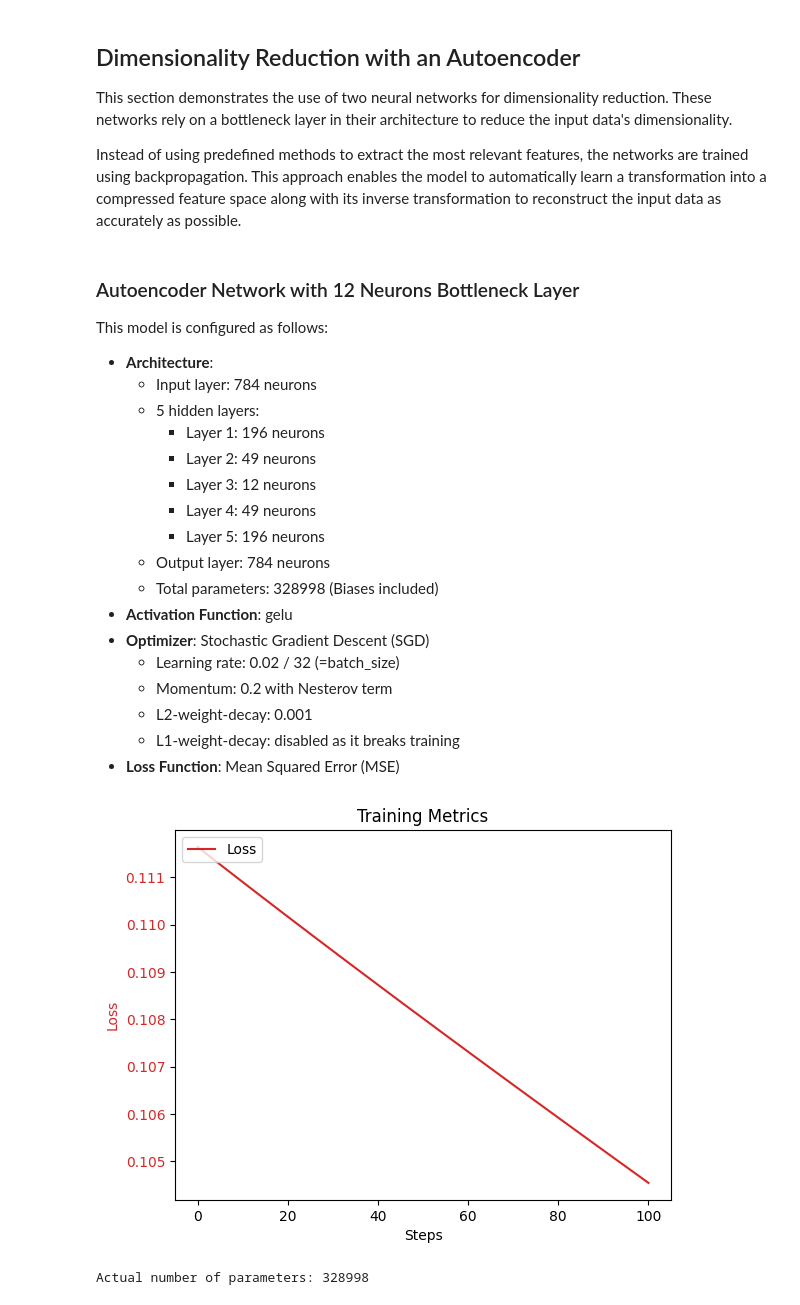
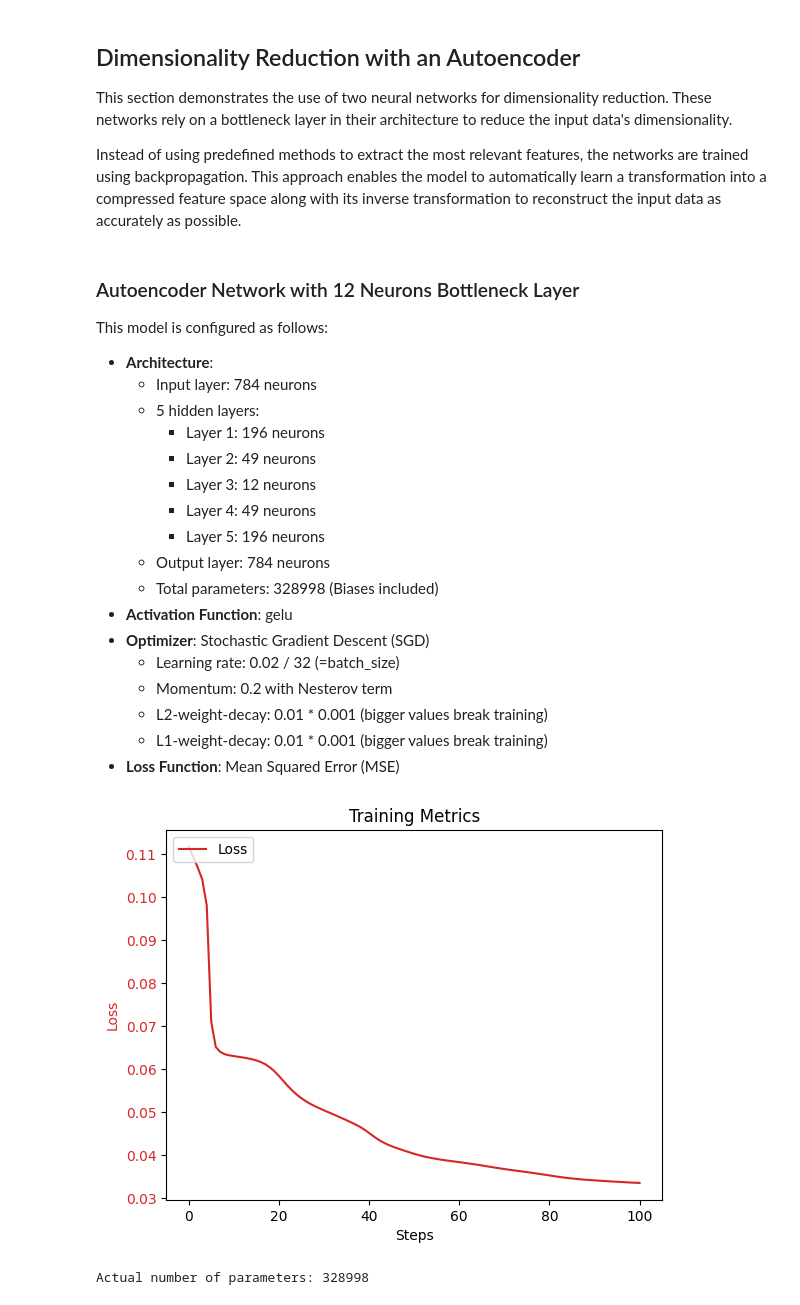
Before and after one commit to falkosch/edu.yaprnn, a Jupyter notebook: notebooks/frameworks-flax.ipynb, the cells around one changed output. Drawn from its saved outputs; the diff is of its cells as text; code cells hidden in the pictures.

```diff
--- a/notebooks/frameworks-flax.ipynb
+++ b/notebooks/frameworks-flax.ipynb
@@ -112,9 +121,9 @@ classification_model = ClassificationModel()
 classification_model_predict = lambda X: np.array(classification_model(X))
 
 classification_optimizer_transformation = optax.chain(
-    add_l1_regularization(lambda_l1=model_utils.L1_DECAY),
+    add_l1_regularization(lambda_l1=0.1 * model_utils.L1_DECAY),
     optax.add_decayed_weights(model_utils.L2_DECAY),
-    optax.sgd(learning_rate=model_utils.BATCH_LEARNING_RATE, momentum=model_utils.MOMENTUM,
+    optax.sgd(learning_rate=model_utils.LEARNING_RATE, momentum=model_utils.MOMENTUM,
               nesterov=model_utils.NESTEROV_MOMENTUM),
 )
 classification_optimizer = nnx.Optimizer(classification_model, classification_optimizer_transformation)
@@ -190,8 +199,8 @@ This model is configured as follows:
 - **Optimizer**: Stochastic Gradient Descent (SGD)
   - Learning rate: 0.02 / 32 (=batch_size)
   - Momentum: 0.2 with Nesterov term
-  - L2-weight-decay: 0.001
-  - L1-weight-decay: disabled as it breaks training
+  - L2-weight-decay: 0.01 * 0.001 (bigger values break training)
+  - L1-weight-decay: 0.01 * 0.001 (bigger values break training)
 - **Loss Function**: Mean Squared Error (MSE)
 # %%
 input_size, _, X_train, _, X_test, _ = mnist_utils.from_dataset(digits_input_reconstruction)
@@ -206,37 +215,37 @@ class AutoencoderModel(nnx.Module):
         self.hidden_4 = LinearAndGeluBlock(features[2], features[3], rngs=rngs)
         self.hidden_5 = LinearAndGeluBlock(features[3], features[4], rngs=rngs)
         self.output_layer = LinearAndGeluBlock(features[4], input_size, rngs=rngs)
 
     def __call__(self, x):
         x = self.hidden_1(x)
         x = self.hidden_2(x)
         x = self.hidden_3(x)
         x = self.hidden_4(x)
         x = self.hidden_5(x)
         return self.output_layer(x)
 
 
 autoencoder_model = AutoencoderModel()
 autoencoder_model_predict = lambda X: np.array(autoencoder_model(X))
 
 autoencoder_optimizer_transformation = optax.chain(
-    # add_l1_regularization(lambda_l1=model_utils.L1_DECAY), # breaks training
-    optax.add_decayed_weights(model_utils.L2_DECAY),
-    optax.sgd(learning_rate=model_utils.BATCH_LEARNING_RATE, momentum=model_utils.MOMENTUM,
+    add_l1_regularization(lambda_l1=0.01 * model_utils.L1_DECAY),
+    optax.add_decayed_weights(0.01 * model_utils.L2_DECAY),
+    optax.sgd(learning_rate=model_utils.LEARNING_RATE, momentum=model_utils.MOMENTUM,
               nesterov=model_utils.NESTEROV_MOMENTUM),
 )
 autoencoder_optimizer = nnx.Optimizer(autoencoder_model, autoencoder_optimizer_transformation)
 
 epoch_loss = [model_utils.mse_loss(autoencoder_model_predict, X_test, X_test)]
 for epoch in trange(model_utils.AUTOENCODER_EPOCHS, desc="Training Progress"):
     for X_batch, y_batch in model_utils.create_batches(X_train, X_train, model_utils.BATCH_SIZE):
         train_step(autoencoder_model, autoencoder_optimizer, X_batch, y_batch)
     epoch_loss.append(model_utils.mse_loss(autoencoder_model_predict, X_test, X_test))
 
 model_utils.plot_training_metrics(epoch_loss)
 print(f'Actual number of parameters: {count_parameters(autoencoder_model)}')
 # %% [output]
-[figure, old version]
+[figure, new version]
 Actual number of parameters: 328998
 # %%
 _, _, X_train, _, X_test, _ = mnist_utils.from_dataset(digits_input_reconstruction)
```
Also changed, not shown: parts of 5 cells of this notebook, 1 other file.
